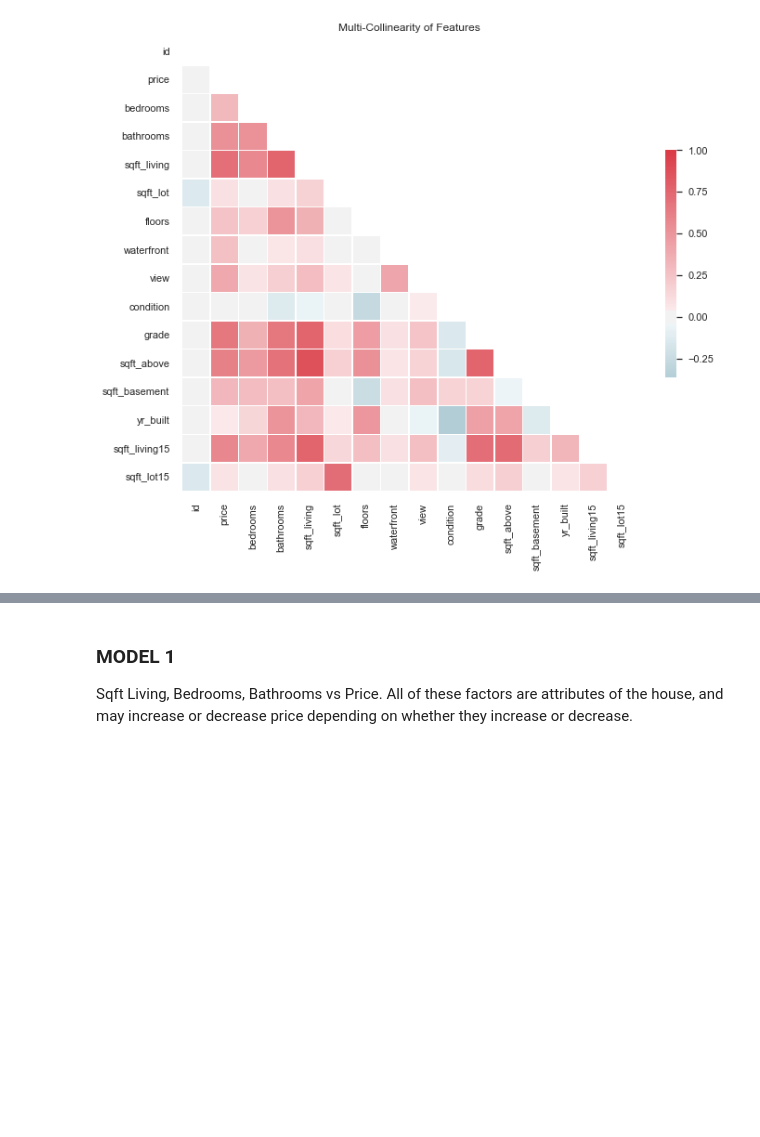
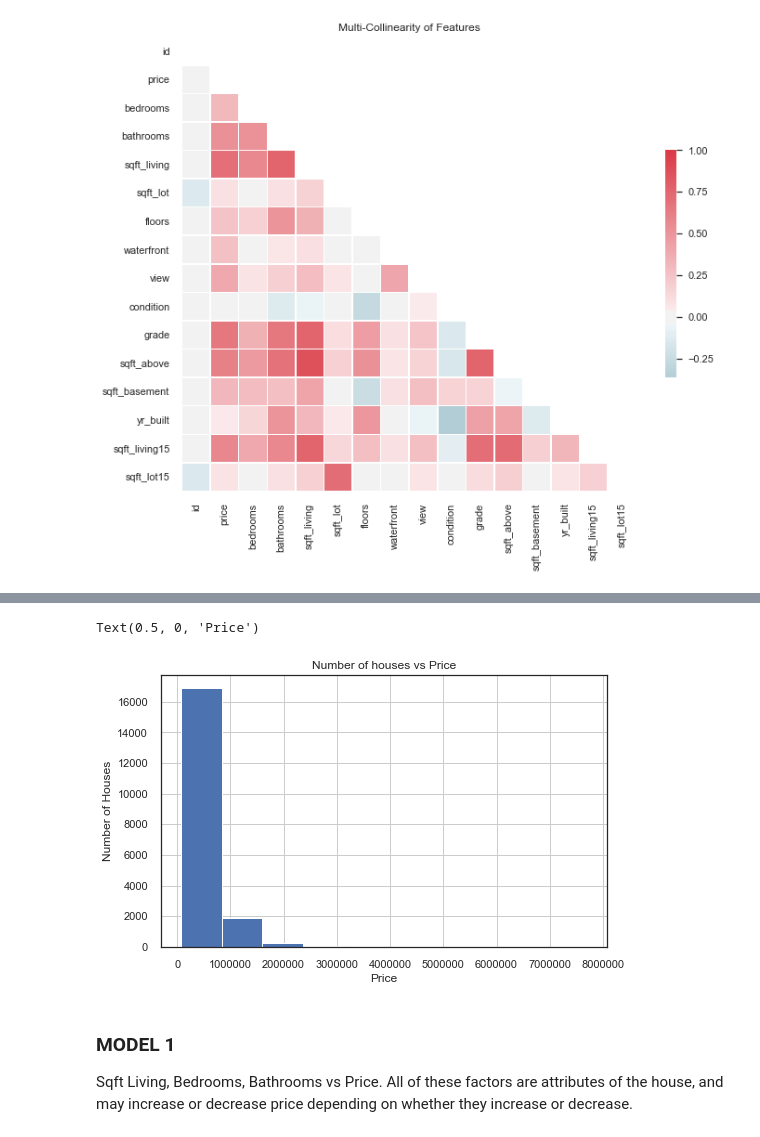
Before and after one commit to rokaandy/DS_Project1, a Jupyter notebook: andy_EDA.ipynb, the cells around one changed output, grey strips where cells are left out. Cells and saved outputs as stored; diff of their text form; code cells hidden in the pictures; blank space fills up the shorter version.

```diff
--- a/andy_EDA.ipynb
+++ b/andy_EDA.ipynb
@@ -120,3 +124,11 @@ df_mc.corr()
+# %%
+_=df.hist('price',figsize=(8,5))
+plt.title('Number of houses vs Price')
+plt.ylabel('Number of Houses')
+plt.xlabel("Price")
+# %% [output]
+Text(0.5, 0, 'Price')
+[figure, added]
 # %%
 import sklearn
 from sklearn import metrics
```
Also changed, not shown: parts of 5 cells of this notebook.
